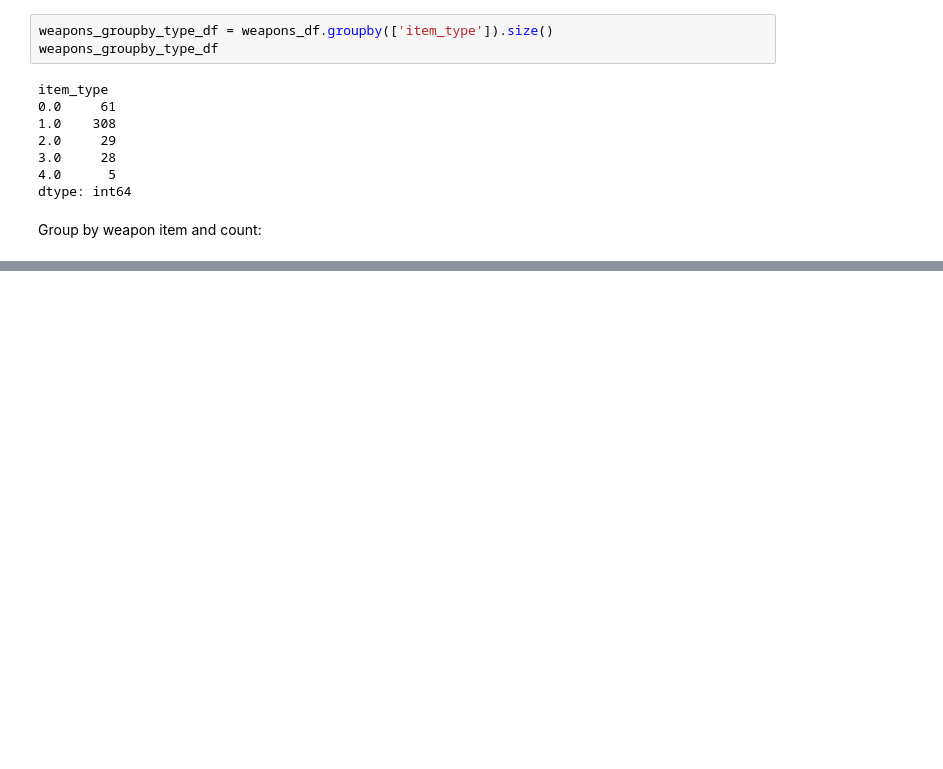
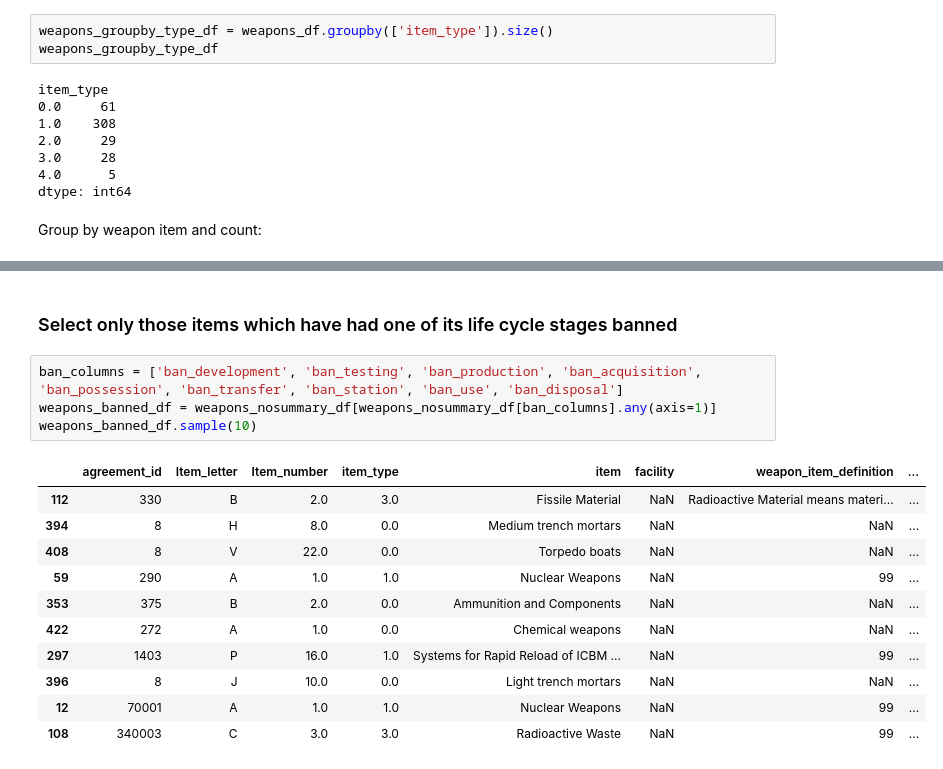
Before and after one commit to leheinzmann/amc-research-sprint-lh_gl, a Jupyter notebook: exploratory_data_analysis.ipynb, the cells around one changed output, grey strips where cells are left out. Drawn from its saved outputs; the diff is of its cells as text; blank space fills up the shorter version.

```diff
--- a/exploratory_data_analysis.ipynb
+++ b/exploratory_data_analysis.ipynb
@@ -60,0 +154,18 @@ Length: 235, dtype: int64
+# %% [markdown]
+### Select only those items which have had one of its life cycle stages banned
+# %%
+ban_columns = ['ban_development', 'ban_testing', 'ban_production', 'ban_acquisition', 'ban_possession', 'ban_transfer', 'ban_station', 'ban_use', 'ban_disposal']
+weapons_banned_df = weapons_nosummary_df[weapons_nosummary_df[ban_columns].any(axis=1)]
+weapons_banned_df.sample(10)
+# %% [output]
+|  | agreement_id | Item_letter | Item_number | item_type | item | facility | weapon_item_definition | ... |
+| 112 | 330 | B | 2.0 | 3.0 | Fissile Material | NaN | Radioactive Material means materi... | ... |
+| 394 | 8 | H | 8.0 | 0.0 | Medium trench mortars | NaN | NaN | ... |
+| 408 | 8 | V | 22.0 | 0.0 | Torpedo boats | NaN | NaN | ... |
+| 59 | 290 | A | 1.0 | 1.0 | Nuclear Weapons | NaN | 99 | ... |
+| 353 | 375 | B | 2.0 | 0.0 | Ammunition and Components | NaN | NaN | ... |
+| 422 | 272 | A | 1.0 | 0.0 | Chemical weapons | NaN | NaN | ... |
+| 297 | 1403 | P | 16.0 | 1.0 | Systems for Rapid Reload of ICBM ... | NaN | 99 | ... |
+| 396 | 8 | J | 10.0 | 0.0 | Light trench mortars | NaN | NaN | ... |
+| 12 | 70001 | A | 1.0 | 1.0 | Nuclear Weapons | NaN | 99 | ... |
+| 108 | 340003 | C | 3.0 | 3.0 | Radioactive Waste | NaN | 99 | ... |
```
Also changed, not shown: parts of 24 cells of this notebook, 1 other file.
